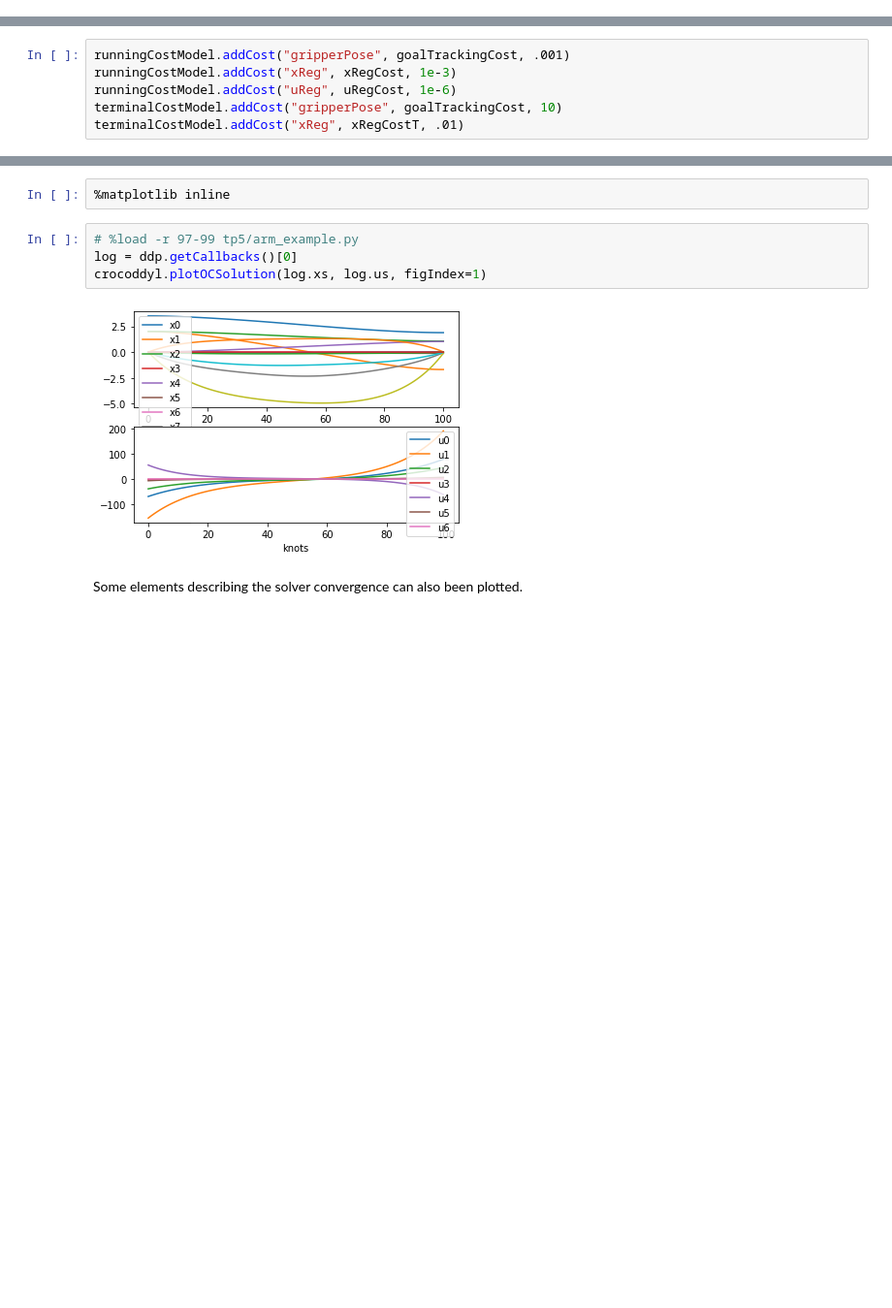
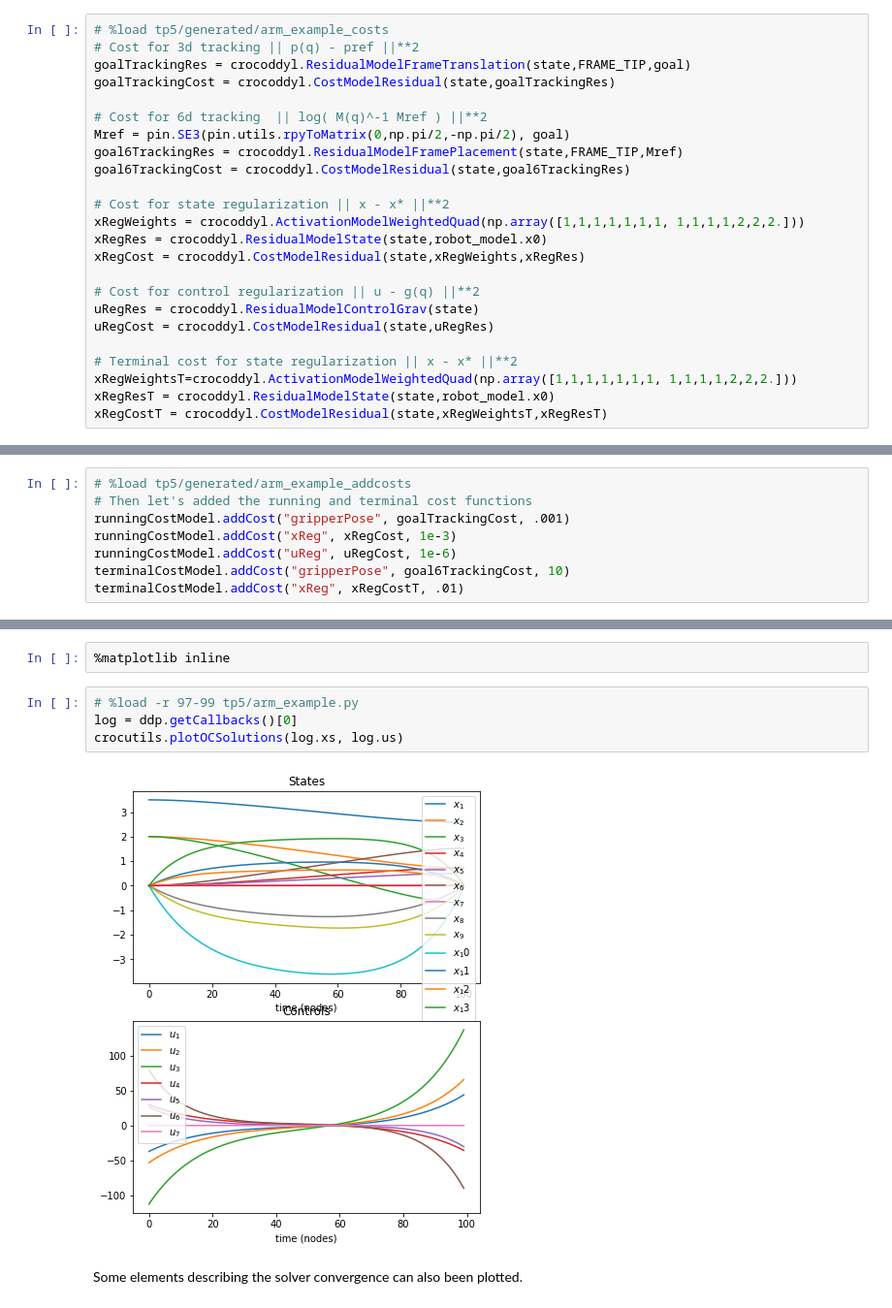
Before and after one commit to Gepetto/supaero2022, a Jupyter notebook: 5_2_controlopt.ipynb, the cells around one changed output, grey strips where cells are left out. Shown at 97% size. Cells and saved outputs as stored; diff of their text form; blank space fills up the shorter version.

```diff
--- a/5_2_controlopt.ipynb
+++ b/5_2_controlopt.ipynb
@@ -83,10 +74,36 @@ Deprecated CostModelControl: Use ResidualModelControl with CostModelResidual
+# %%
+# %load tp5/generated/arm_example_costs
+# Cost for 3d tracking || p(q) - pref ||**2
+goalTrackingRes = crocoddyl.ResidualModelFrameTranslation(state,FRAME_TIP,goal)
+goalTrackingCost = crocoddyl.CostModelResidual(state,goalTrackingRes)
+
+# Cost for 6d tracking  || log( M(q)^-1 Mref ) ||**2
+Mref = pin.SE3(pin.utils.rpyToMatrix(0,np.pi/2,-np.pi/2), goal)
+goal6TrackingRes = crocoddyl.ResidualModelFramePlacement(state,FRAME_TIP,Mref)
+goal6TrackingCost = crocoddyl.CostModelResidual(state,goal6TrackingRes)
+
+# Cost for state regularization || x - x* ||**2
+xRegWeights = crocoddyl.ActivationModelWeightedQuad(np.array([1,1,1,1,1,1,1, 1,1,1,1,2,2,2.]))
+xRegRes = crocoddyl.ResidualModelState(state,robot_model.x0)
+xRegCost = crocoddyl.CostModelResidual(state,xRegWeights,xRegRes)
+
+# Cost for control regularization || u - g(q) ||**2
+uRegRes = crocoddyl.ResidualModelControlGrav(state)
+uRegCost = crocoddyl.CostModelResidual(state,uRegRes)
+
+# Terminal cost for state regularization || x - x* ||**2
+xRegWeightsT=crocoddyl.ActivationModelWeightedQuad(np.array([1,1,1,1,1,1,1, 1,1,1,1,2,2,2.]))
+xRegResT = crocoddyl.ResidualModelState(state,robot_model.x0)
+xRegCostT = crocoddyl.CostModelResidual(state,xRegWeightsT,xRegResT)
 # %% [markdown]
 Then let's added the running and terminal cost functions
 # %%
+# %load tp5/generated/arm_example_addcosts
+# Then let's added the running and terminal cost functions
 runningCostModel.addCost("gripperPose", goalTrackingCost, .001)
 runningCostModel.addCost("xReg", xRegCost, 1e-3)
 runningCostModel.addCost("uReg", uRegCost, 1e-6)
-terminalCostModel.addCost("gripperPose", goalTrackingCost, 10)
+terminalCostModel.addCost("gripperPose", goal6TrackingCost, 10)
 terminalCostModel.addCost("xReg", xRegCostT, .01)
 # %% [markdown]
 Next, we need to create an action model for running and terminal knots. The
@@ -155,8 +171,8 @@ And plotting...
 # %%
 # %load -r 97-99 tp5/arm_example.py
 log = ddp.getCallbacks()[0]
-crocoddyl.plotOCSolution(log.xs, log.us, figIndex=1)
+crocutils.plotOCSolutions(log.xs, log.us)
 # %% [output]
-[figure, old version]
+[figure, new version]
 # %% [markdown]
 Some elements describing the solver convergence can also been plotted.
```
Also changed, not shown: parts of 17 cells of this notebook, 15 other files.
